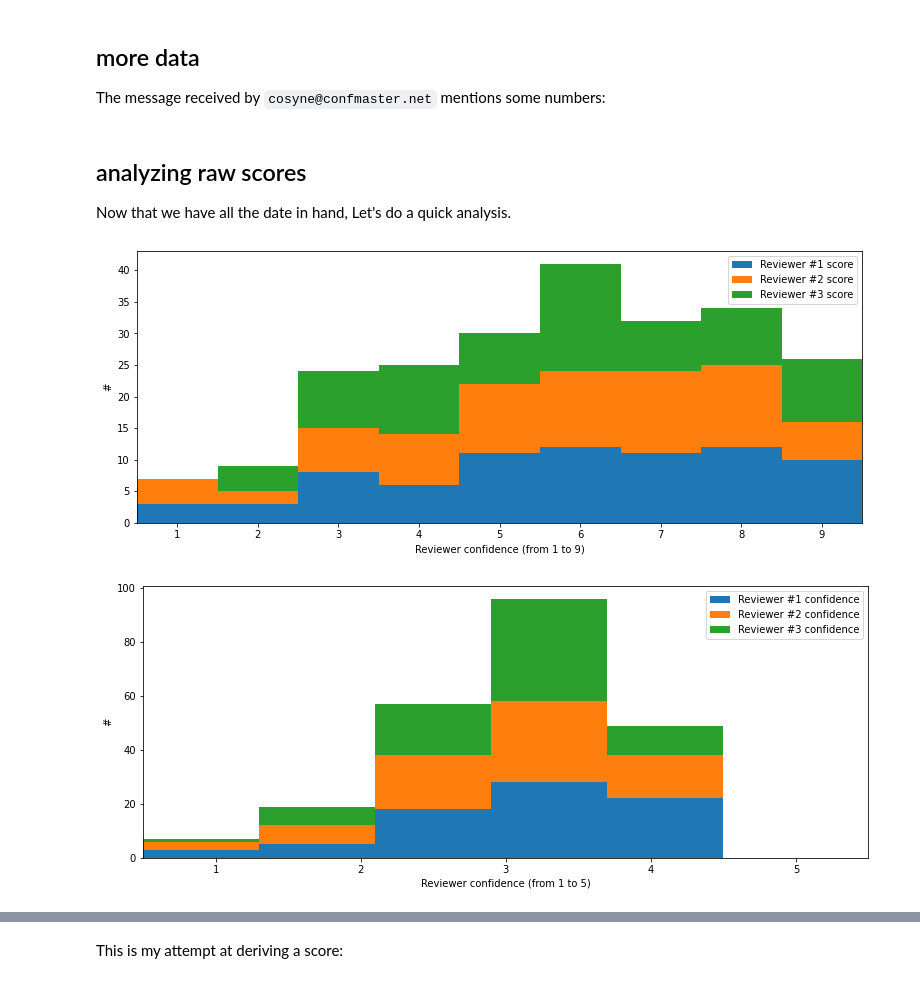
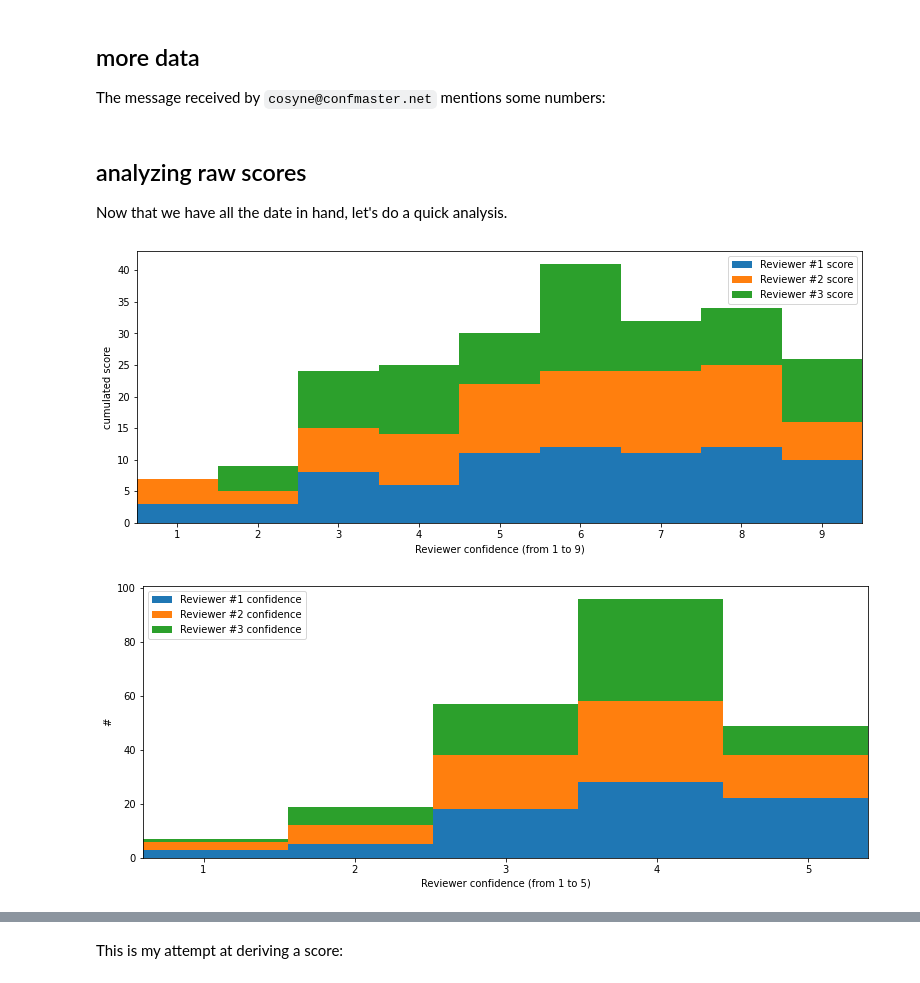
Before and after one commit to laurentperrinet/2022-02-11_COSYNE-scoresheet, a Jupyter notebook: 2022-02-11_COSYNE-scoresheet.ipynb, the cells around one changed output, grey strips where cells are left out. Drawn from its saved outputs; the diff is of its cells as text; code cells hidden in the pictures.

Commit message:
raw plots: comments and re-run

```diff
--- a/2022-02-11_COSYNE-scoresheet.ipynb
+++ b/2022-02-11_COSYNE-scoresheet.ipynb
@@ -92,0 +94,4 @@ score_sheet.head()
+# %%
+score_sheet = score_sheet.drop([0, 9, 52], axis=0)
+df['col1'] = df['col1'].astype(int)
+score_sheet.head()
@@ -100,4 +112,4 @@ submitted_abstracts = 881
 # %% [markdown]
 ## analyzing raw scores
 
-Now that we have all the date in hand, Let's do a quick analysis.
+Now that we have all the date in hand, let's do a quick analysis.
@@ -109,17 +123,17 @@ ax.set_xlabel('Reviewer confidence (from 1 to 9)')
 ax.set_xlim(1, 10)
 ax.set_xticks(np.arange(1, 10)+.5)
 ax.set_xticklabels(np.arange(1, 10))
-ax.set_ylabel('#');
+ax.set_ylabel('cumulated score');
 # %% [output]
-[figure, old version]
+[figure, new version]
 # %%
 fig, ax = plt.subplots(figsize=(13, 5))
 cols = ['Reviewer #1 confidence', 'Reviewer #2 confidence', 'Reviewer #3 confidence']
 ax = score_sheet[cols].plot.hist(stacked=True, ax=ax, bins=5)
 ax.set_xlabel('Reviewer confidence (from 1 to 5)')
-ax.set_xlim(1, 6)
-ax.set_xticks(np.arange(1, 6)+.5)
+ax.set_xlim(1, 5)
+ax.set_xticks(np.arange(1, 6)*5/6+.5)
 ax.set_xticklabels(np.arange(1, 6))
 ax.set_ylabel('#');
 # %% [output]
-[figure, old version]
+[figure, new version]
```
Also changed, not shown: parts of 41 cells of this notebook.
